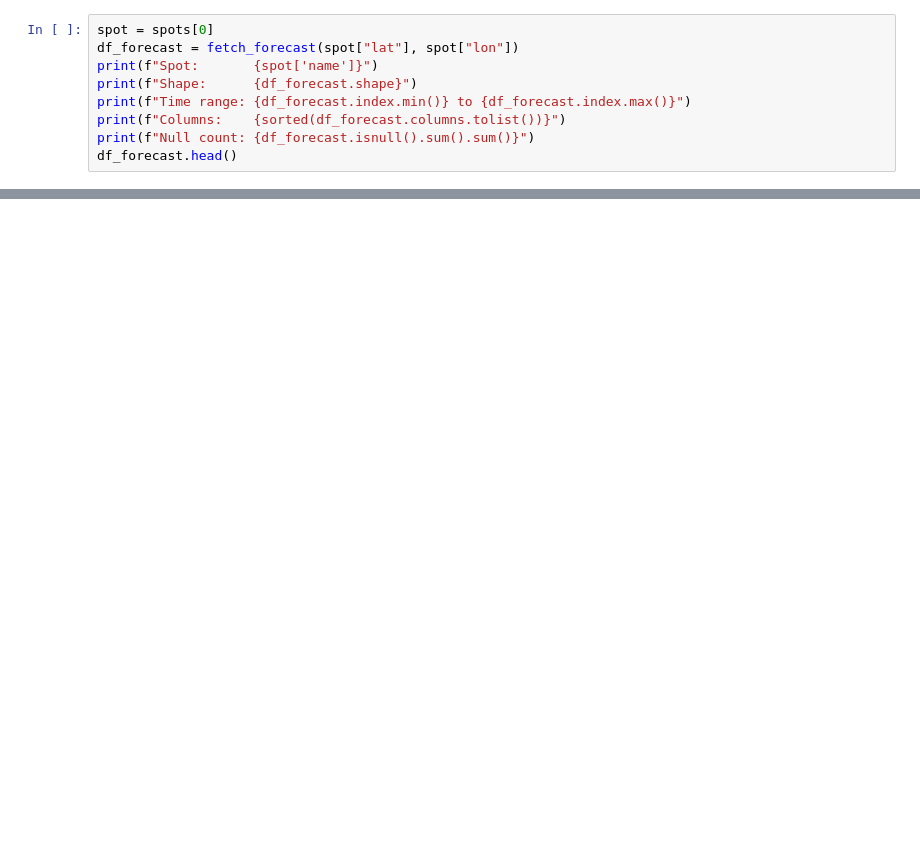
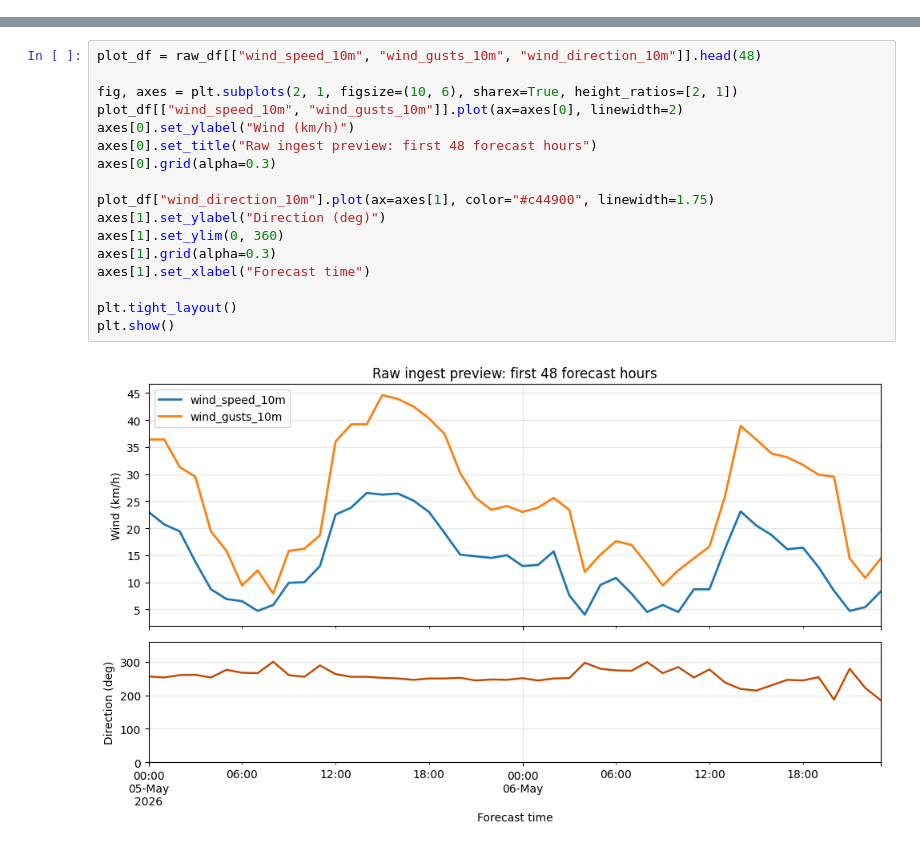
Before and after one commit to javihslu/foehncast, a Jupyter notebook: notebooks/feat_01_ingest_validation.ipynb, the cells around one changed output, grey strips where cells are left out. Drawn from its saved outputs; the diff is of its cells as text; blank space fills up the shorter version.

```diff
--- a/notebooks/feat_01_ingest_validation.ipynb
+++ b/notebooks/feat_01_ingest_validation.ipynb
@@ -40,9 +0,0 @@ Returns hourly weather data for the configured forecast horizon (default: 7 days
-# %%
-spot = spots[0]
-df_forecast = fetch_forecast(spot["lat"], spot["lon"])
-print(f"Spot:       {spot['name']}")
-print(f"Shape:      {df_forecast.shape}")
-print(f"Time range: {df_forecast.index.min()} to {df_forecast.index.max()}")
-print(f"Columns:    {sorted(df_forecast.columns.tolist())}")
-print(f"Null count: {df_forecast.isnull().sum().sum()}")
-df_forecast.head()
@@ -100,0 +685,19 @@ print(f"\nMatch: {'PASS' if not missing else 'FAIL'}")
+# %%
+plot_df = raw_df[["wind_speed_10m", "wind_gusts_10m", "wind_direction_10m"]].head(48)
+
+fig, axes = plt.subplots(2, 1, figsize=(10, 6), sharex=True, height_ratios=[2, 1])
+plot_df[["wind_speed_10m", "wind_gusts_10m"]].plot(ax=axes[0], linewidth=2)
+axes[0].set_ylabel("Wind (km/h)")
+axes[0].set_title("Raw ingest preview: first 48 forecast hours")
+axes[0].grid(alpha=0.3)
+
+plot_df["wind_direction_10m"].plot(ax=axes[1], color="#c44900", linewidth=1.75)
+axes[1].set_ylabel("Direction (deg)")
+axes[1].set_ylim(0, 360)
+axes[1].grid(alpha=0.3)
+axes[1].set_xlabel("Forecast time")
+
+plt.tight_layout()
+plt.show()
+# %% [output]
+[figure, added]
```
Also changed, not shown: parts of 55 cells of this notebook, 25 other files.
